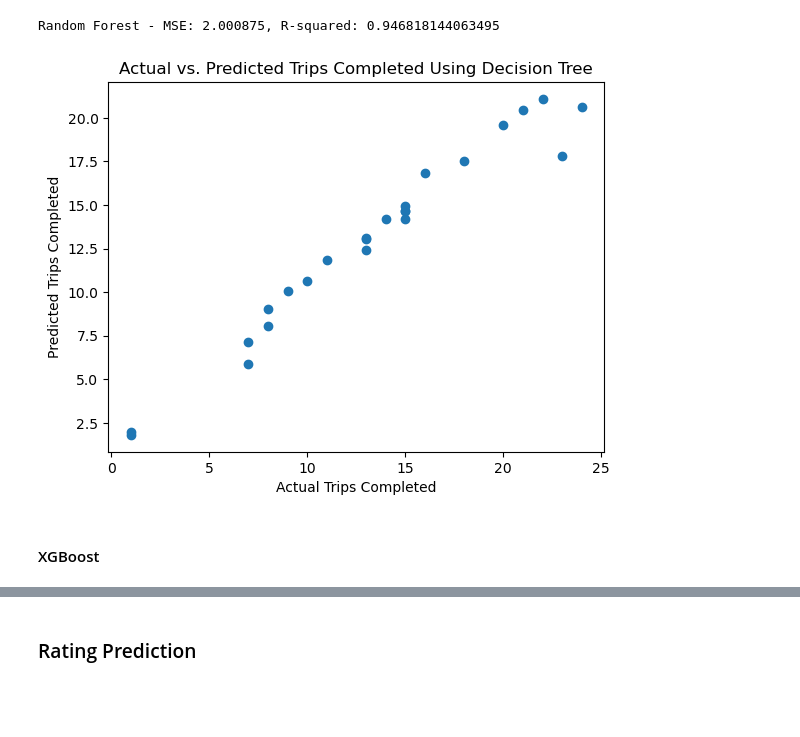
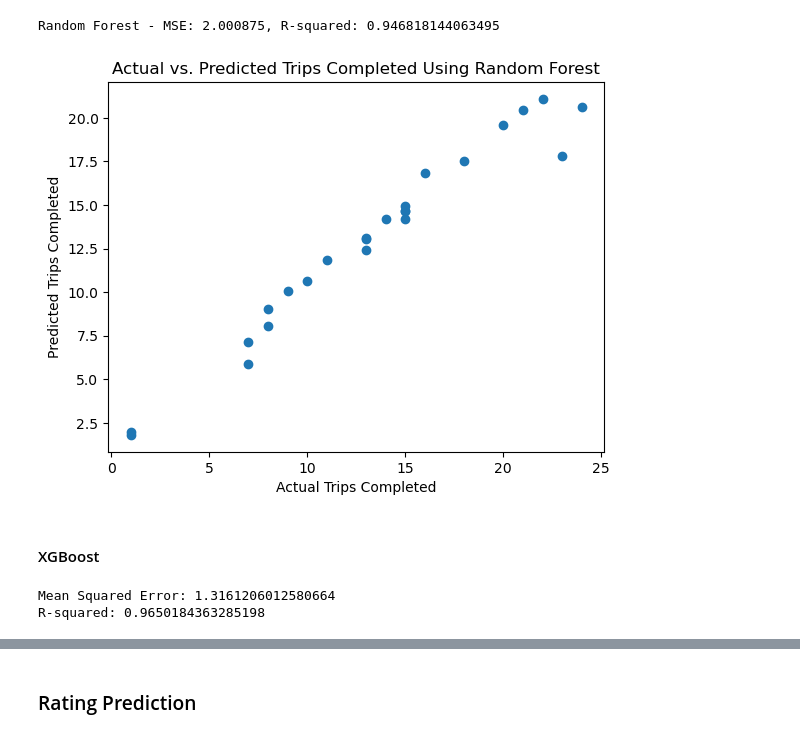
Before and after one commit to jiangyue-amber/uber-analysis, a Jupyter notebook: BI Analysis Prediction.ipynb, the cells around one changed output, grey strips where cells are left out. Drawn from its saved outputs; the diff is of its cells as text; code cells hidden in the pictures; blank space fills up the shorter version.

```diff
--- a/BI Analysis Prediction.ipynb
+++ b/BI Analysis Prediction.ipynb
@@ -98,11 +98,22 @@ Random Forest - MSE: 2.000875, R-squared: 0.946818144063495
 # %%
 plt.scatter(y_test, rf_pred)
 plt.xlabel('Actual Trips Completed')
 plt.ylabel('Predicted Trips Completed')
-plt.title('Actual vs. Predicted Trips Completed Using Decision Tree')
+plt.title('Actual vs. Predicted Trips Completed Using Random Forest')
 plt.show()
 # %% [output]
-[figure, old version]
+[figure, new version]
 # %% [markdown]
 #### XGBoost
+# %%
+xg_model = xgb.XGBRegressor(objective='reg:squarederror', n_estimators=100, learning_rate=0.1, max_depth=3)
+xg_model.fit(X_train, y_train)
+xg_pred = xg_model.predict(X_test)
+mse = mean_squared_error(y_test, xg_pred)
+r2 = r2_score(y_test, xg_pred)
+print(f'Mean Squared Error: {mse}')
+print(f'R-squared: {r2}')
+# %% [output]
+Mean Squared Error: 1.3161206012580664
+R-squared: 0.9650184363285198
 # %%
```
Also changed, not shown: parts of 3 cells of this notebook.
